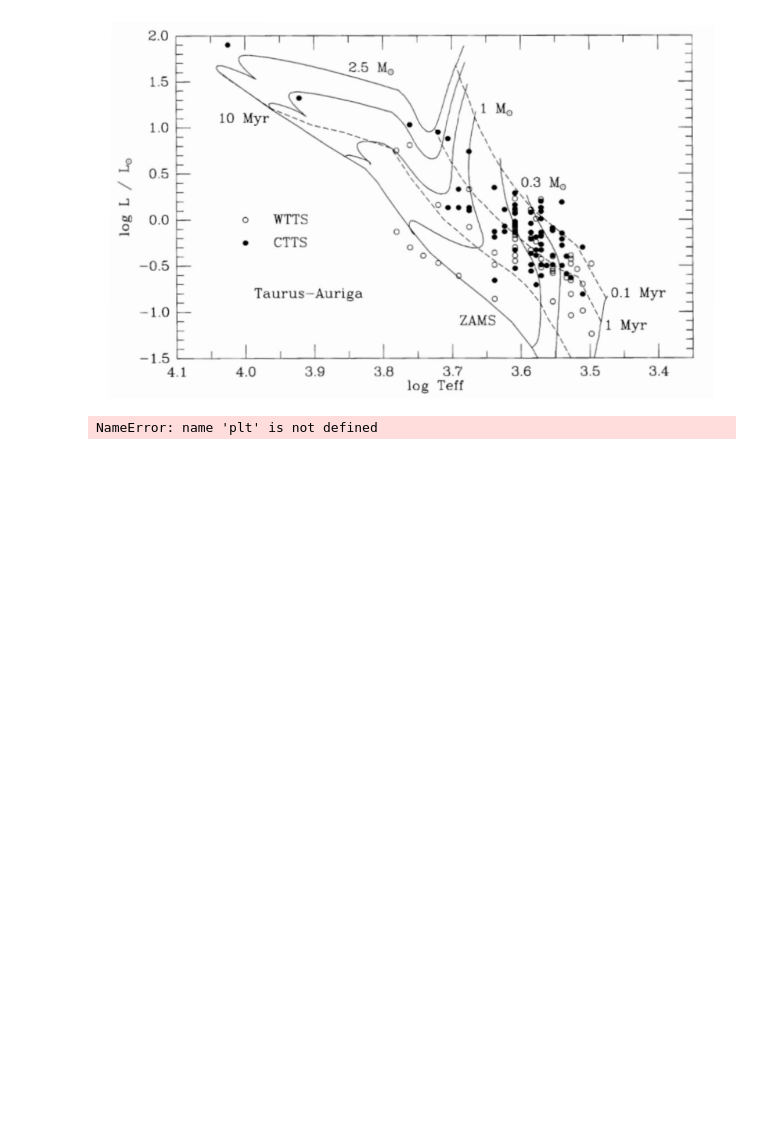
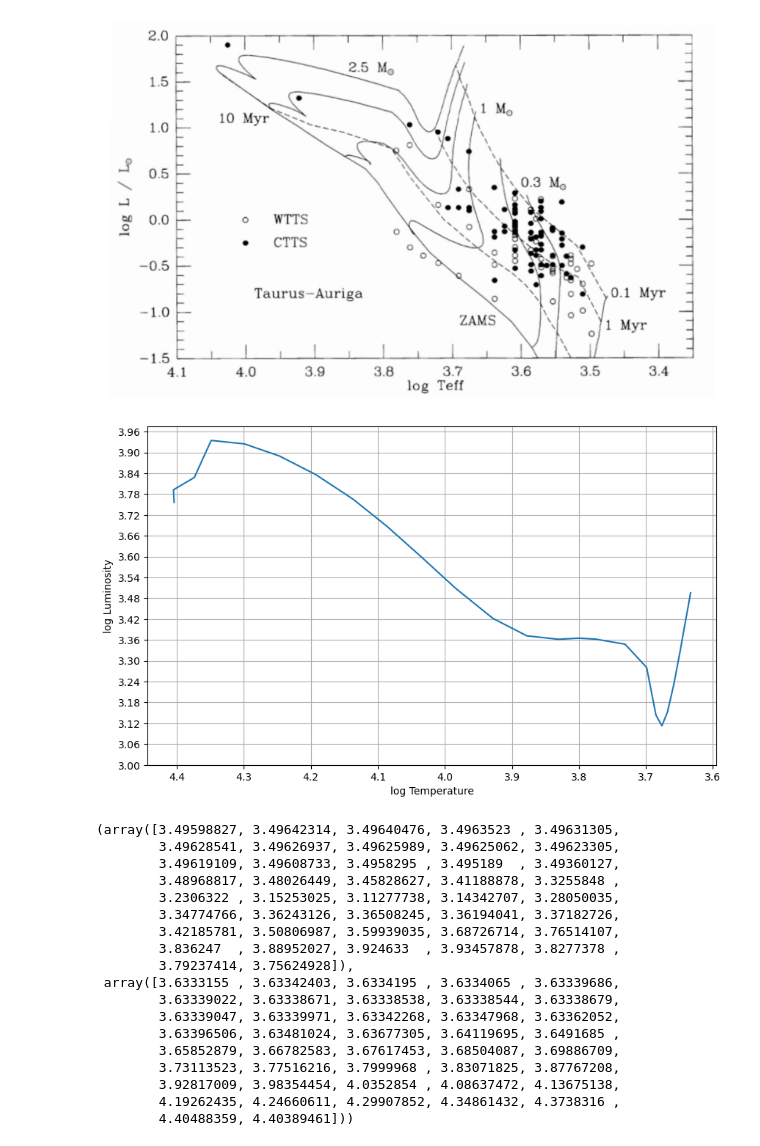
Before and after one commit to ranjanistic/astrolab, a Jupyter notebook: partA.ipynb, the cells around one changed output. Saved outputs shown, nothing was run; the diff lists cells and outputs as text; code cells hidden in the pictures; blank space fills up the shorter version.

```diff
--- a/partA.ipynb
+++ b/partA.ipynb
@@ -92,21 +92,39 @@ plt.show()
 # %% [markdown]
 ![image.png](attachment:image.png)
 # %%
-
-plt.figure(figsize=(6, 6))
-plt.ylabel('Luminosity')
+plt.figure(figsize=(10, 6))
+plt.ylabel('log Luminosity')
 plt.xlabel('log Temperature')
-plt.plot( mr.log_Teff, mr.log_L, label='L vs log(Teff)')
-
+plt.plot( mr.log_Teff, mr.log_L, label='log(L) vs log(Teff)')
+# decrease y axis scale
+plt.yticks(np.arange(3, 4, step=0.06))
 plt.gca().invert_xaxis()
 # plt.yscale('log')
 # plt.xscale('log')
 plt.grid(True)
 plt.show()
 # plt.close()
 mr.log_L,mr.log_Teff
 # %% [output]
+[figure, added]
-NameError: name 'plt' is not defined
+(array([3.49598827, 3.49642314, 3.49640476, 3.4963523 , 3.49631305,
+        3.49628541, 3.49626937, 3.49625989, 3.49625062, 3.49623305,
+        3.49619109, 3.49608733, 3.4958295 , 3.495189  , 3.49360127,
+        3.48968817, 3.48026449, 3.45828627, 3.41188878, 3.3255848 ,
+        3.2306322 , 3.15253025, 3.11277738, 3.14342707, 3.28050035,
+        3.34774766, 3.36243126, 3.36508245, 3.36194041, 3.37182726,
+        3.42185781, 3.50806987, 3.59939035, 3.68726714, 3.76514107,
+        3.836247  , 3.88952027, 3.924633  , 3.93457878, 3.8277378 ,
+        3.79237414, 3.75624928]),
+ array([3.6333155 , 3.63342403, 3.6334195 , 3.6334065 , 3.63339686,
+        3.63339022, 3.63338671, 3.63338538, 3.63338544, 3.63338679,
+        3.63339047, 3.63339971, 3.63342268, 3.63347968, 3.63362052,
+        3.63396506, 3.63481024, 3.63677305, 3.64119695, 3.6491685 ,
+        3.65852879, 3.66782583, 3.67617453, 3.68504087, 3.69886709,
+        3.73113523, 3.77516216, 3.7999968 , 3.83071825, 3.87767208,
+        3.92817009, 3.98354454, 4.0352854 , 4.08637472, 4.13675138,
+        4.19262435, 4.24660611, 4.29907852, 4.34861432, 4.3738316 ,
+        4.40488359, 4.40389461]))
 # %% [markdown]
 ![trho_pgstar_000150.png](attachment:trho_pgstar_000150.png)
 # %% [markdown]
```
Also changed, not shown: parts of 2 cells of this notebook, 1 other file.
